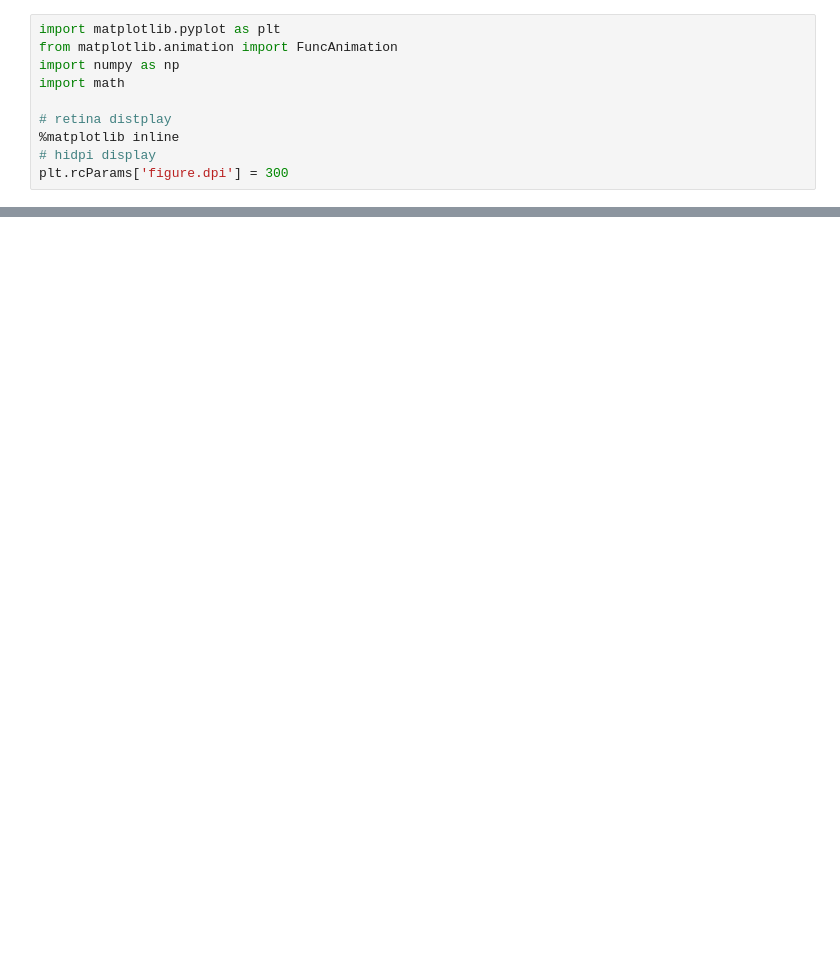
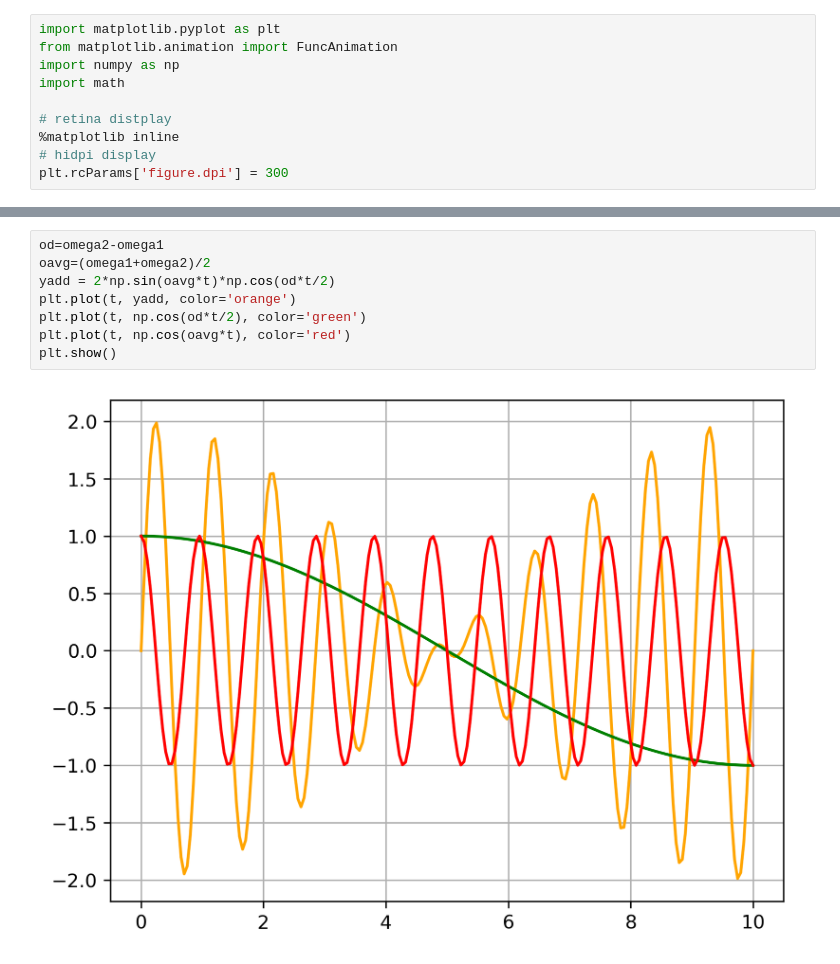
Before and after one commit to pwittich/cu_phys2218, a Jupyter notebook: lec08_plots.ipynb, the cells around one changed output, grey strips where cells are left out. Cells and saved outputs as stored; diff of their text form; blank space fills up the shorter version.

```diff
--- a/lec08_plots.ipynb
+++ b/lec08_plots.ipynb
@@ -77,0 +29,10 @@ RuntimeError: y must be a sequence
+# %%
+od=omega2-omega1
+oavg=(omega1+omega2)/2
+yadd = 2*np.sin(oavg*t)*np.cos(od*t/2)
+plt.plot(t, yadd, color='orange')
+plt.plot(t, np.cos(od*t/2), color='green')
+plt.plot(t, np.cos(oavg*t), color='red')
+plt.show()
+# %% [output]
+[figure, added]
```
Also changed, not shown: parts of 4 cells of this notebook, 4 other files.
